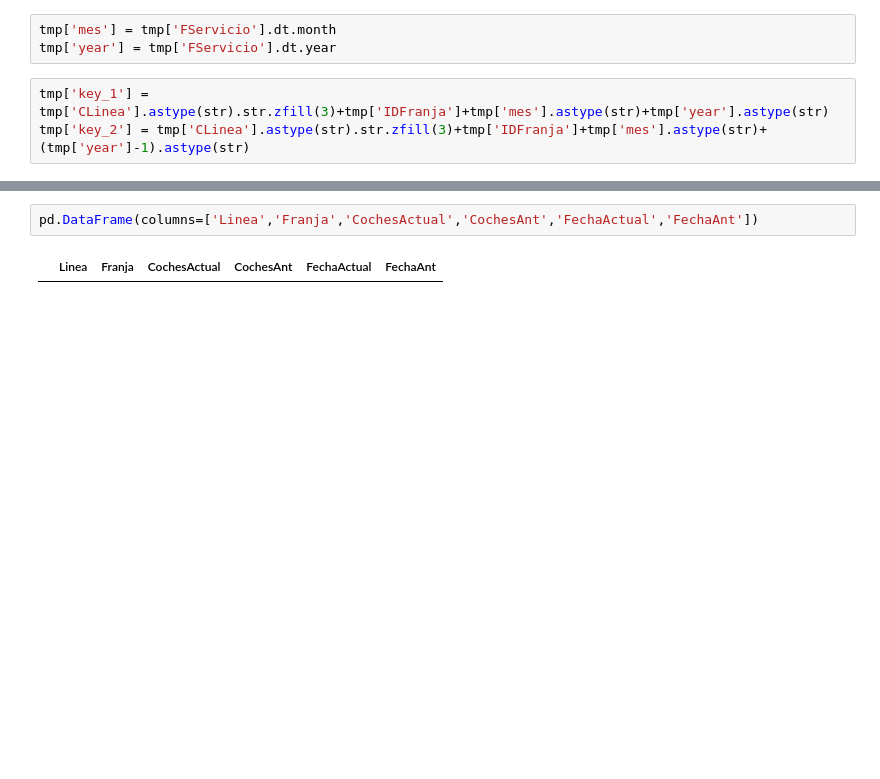
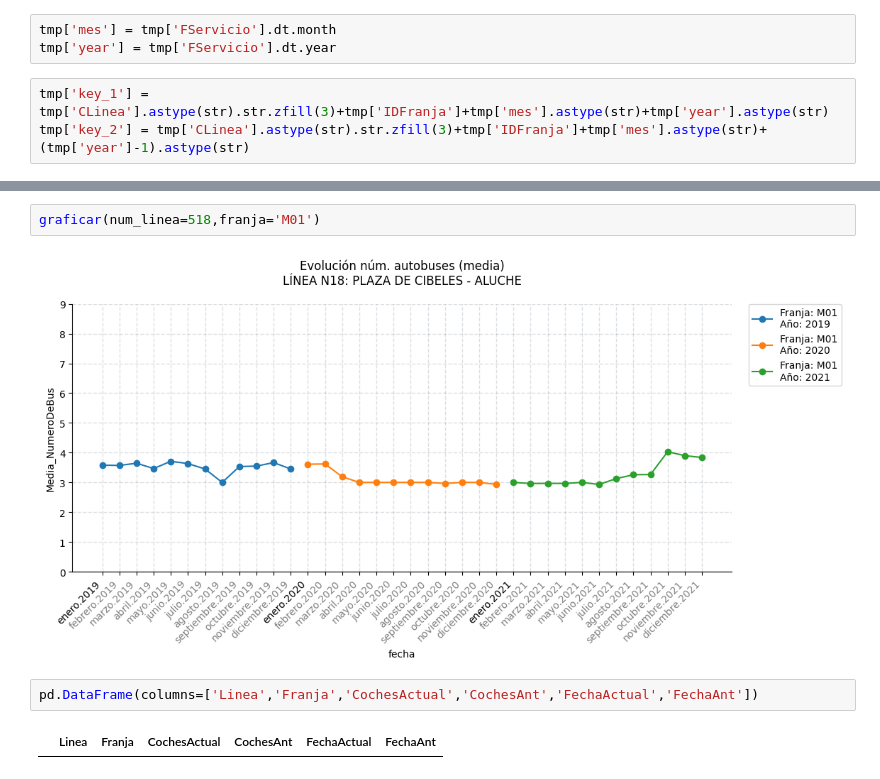
Before and after one commit to nacholopex/emt_madrid, a Jupyter notebook: 2022_emt_evolucion.ipynb, the cells around one changed output, grey strips where cells are left out. Drawn from its saved outputs; the diff is of its cells as text; blank space fills up the shorter version.

```diff
--- a/2022_emt_evolucion.ipynb
+++ b/2022_emt_evolucion.ipynb
@@ -308,3 +313,7 @@ tmp3
+# %%
+graficar(num_linea=518,franja='M01')
+# %% [output]
+[figure, added]
 # %%
 pd.DataFrame(columns=['Linea','Franja','CochesActual','CochesAnt','FechaActual','FechaAnt'])
 # %% [output]
```
Also changed, not shown: parts of 8 cells of this notebook.
